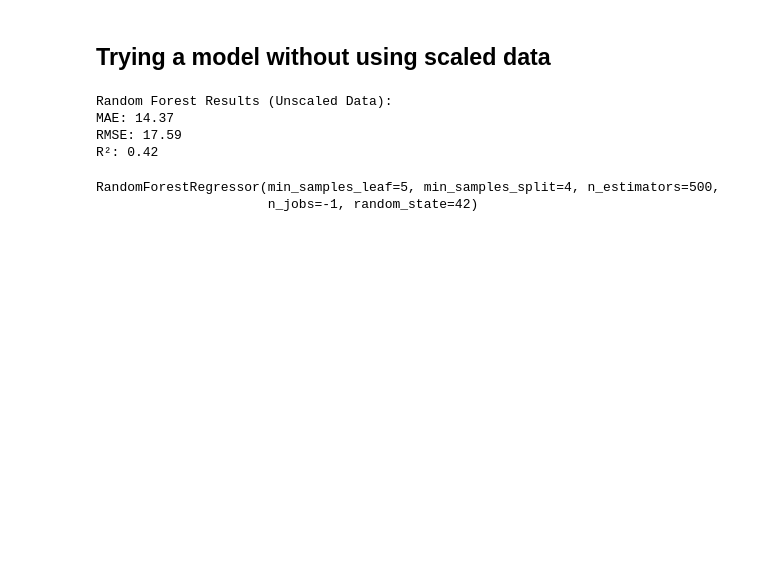
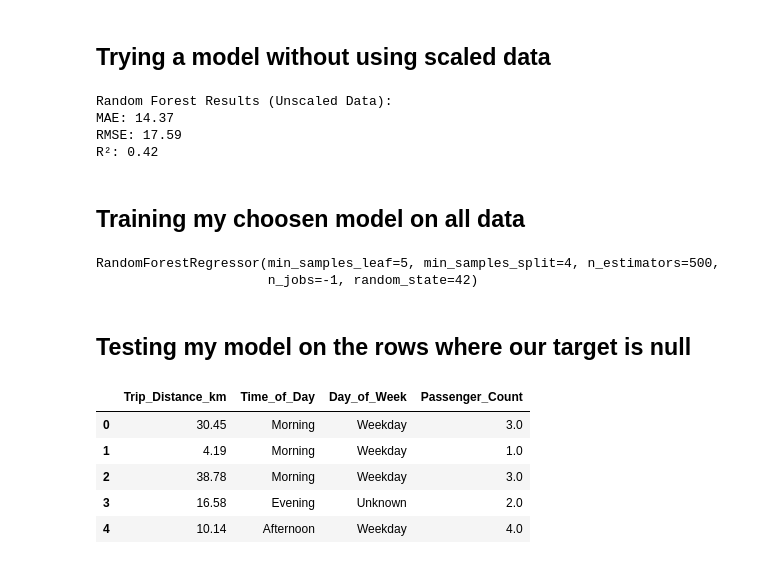
Before and after one commit to Vence85/taxi-prediction-fullstack-jonas-gustafsson-opa24, a Jupyter notebook: explorations/ml_validation.ipynb, the cells around one changed output. Cells and saved outputs as stored; diff of their text form; code cells hidden in the pictures; blank space fills up the shorter version.

```diff
--- a/explorations/ml_validation.ipynb
+++ b/explorations/ml_validation.ipynb
@@ -177,6 +182,8 @@ Random Forest Results (Unscaled Data):
 MAE: 14.37
 RMSE: 17.59
 R²: 0.42
+# %% [markdown]
+## Training my choosen model on all data
 # %%
 scaler = MinMaxScaler()
 scaler.fit(X)
@@ -193,3 +204,17 @@ RandomForestRegressor(min_samples_leaf=5, min_samples_split=4, n_estimators=500,
 #joblib.dump(forest_model, "taxi_price_model.pkl")
 
 #joblib.dump(scaler, "scaler.pkl")
+# %% [markdown]
+## Testing my model on the rows where our target is null
+# %%
+predict_df = pd.read_csv("../src/taxipred/data/taxi_trip_pricing_predict.csv")
+predict_df_cleaned = predict_df.drop(["Trip_Price", "Traffic_Conditions", "Weather", "Base_Fare", "Per_Km_Rate", "Per_Minute_Rate", "Trip_Duration_Minutes"], axis="columns")
+
+predict_df_cleaned.head()
+# %% [output]
+|  | Trip_Distance_km | Time_of_Day | Day_of_Week | Passenger_Count |
+| 0 | 30.45 | Morning | Weekday | 3.0 |
+| 1 | 4.19 | Morning | Weekday | 1.0 |
+| 2 | 38.78 | Morning | Weekday | 3.0 |
+| 3 | 16.58 | Evening | Unknown | 2.0 |
+| 4 | 10.14 | Afternoon | Weekday | 4.0 |
```
Also changed, not shown: parts of 7 cells of this notebook.
